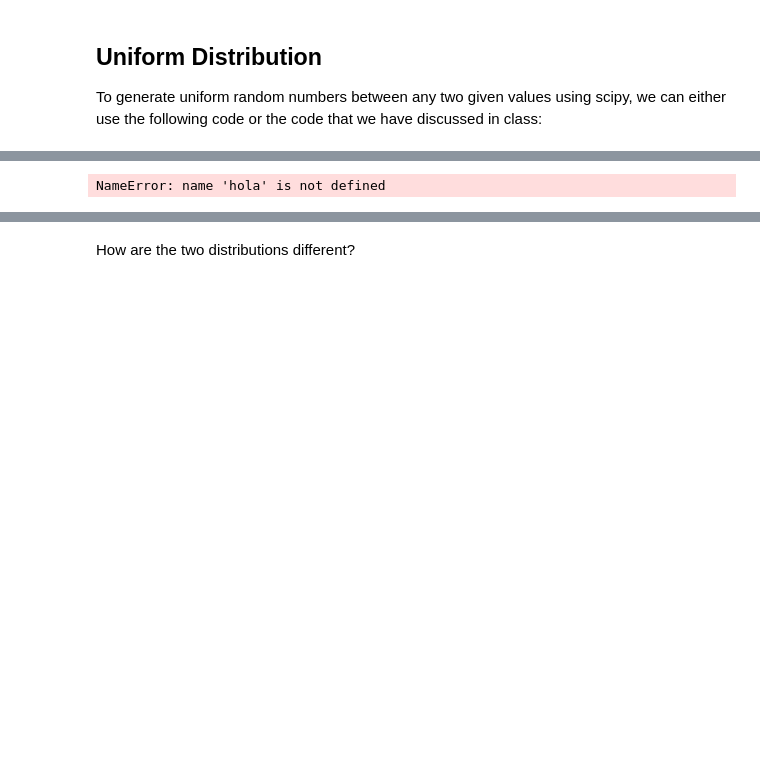
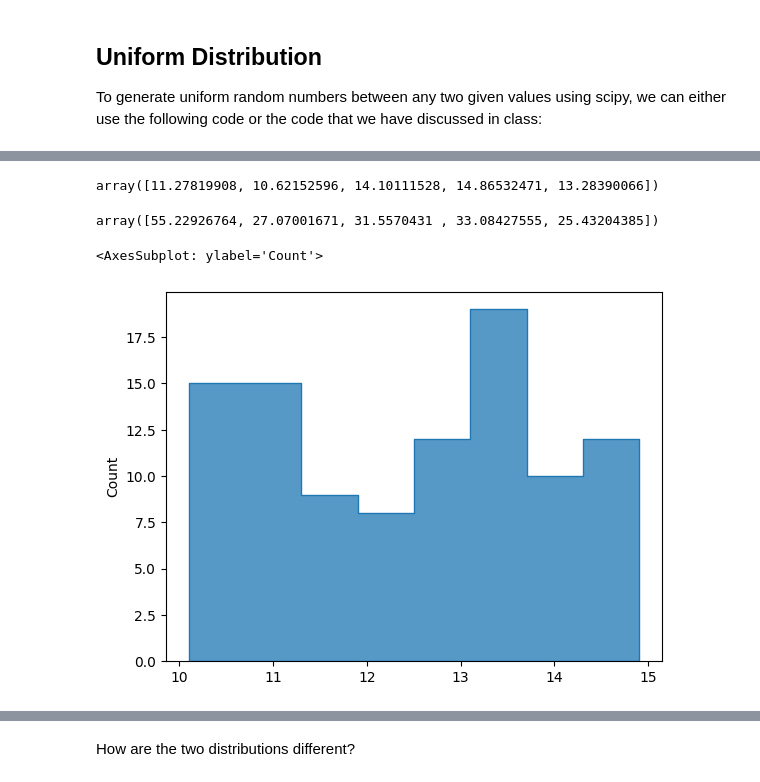
Before and after one commit to Ironhack-Data-Madrid-Enero-2023/6.1-lab-continuous-probability-distributions, a Jupyter notebook: your-code/main.ipynb, the cells around one changed output, grey strips where cells are left out. Drawn from its saved outputs; the diff is of its cells as text; code cells hidden in the pictures; blank space fills up the shorter version.

```diff
--- a/your-code/main.ipynb
+++ b/your-code/main.ipynb
@@ -45,8 +52,22 @@ print(randoms)
 Your output should look like below:
 
 ![uniform distribution](ud.png)
-# %%
-# your code here
-hola
-# %% [output]
-NameError: name 'hola' is not defined
+# %%
+# your code here
+def numeros_random(b, c, count):
+    return np.random.uniform(b, c, count)
+# %%
+muestra1 = numeros_random(10,15,100)
+muestra1[:5]
+# %% [output]
+array([11.27819908, 10.62152596, 14.10111528, 14.86532471, 13.28390066])
+# %%
+muestra2 = numeros_random(10,60,1000)
+muestra2[:5]
+# %% [output]
+array([55.22926764, 27.07001671, 31.5570431 , 33.08427555, 25.43204385])
+# %%
+sns.histplot(muestra1, element='step')
+# %% [output]
+<AxesSubplot: ylabel='Count'>
+[figure, added]
```
Also changed, not shown: parts of 23 cells of this notebook.
